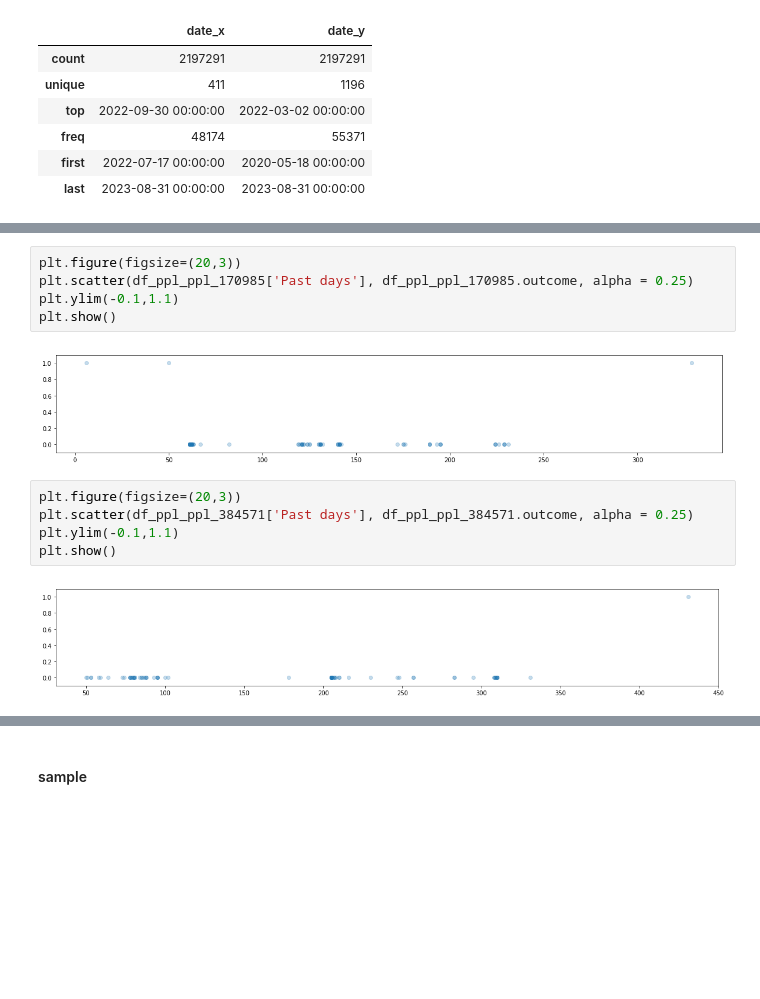
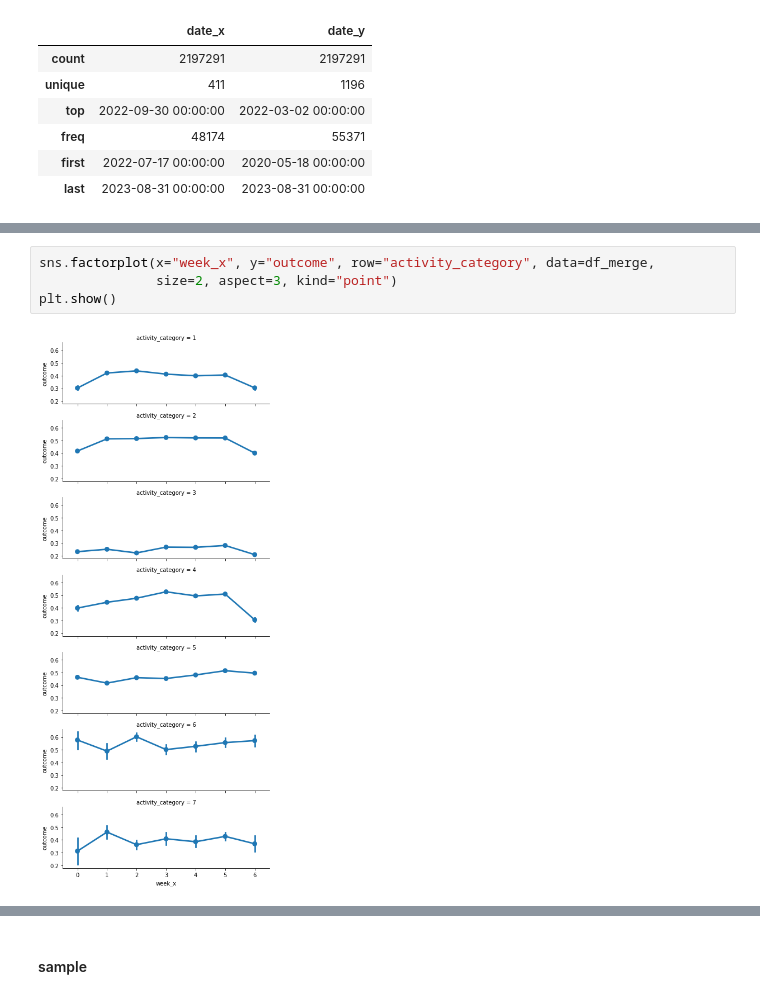
Before and after one commit to sooooner/dss_team_project_ML, a Jupyter notebook: red_hat/sooner.ipynb, the cells around one changed output, grey strips where cells are left out. Drawn from its saved outputs; the diff is of its cells as text; blank space fills up the shorter version.

```diff
--- a/red_hat/sooner.ipynb
+++ b/red_hat/sooner.ipynb
@@ -200,17 +209,9 @@ for i, group in enumerate([17304, 667, 8386, 9280,450]):
 plt.show()
 # %% [output]
 [figure]
-# %%
-plt.figure(figsize=(20,3))
-plt.scatter(df_ppl_ppl_170985['Past days'], df_ppl_ppl_170985.outcome, alpha = 0.25)
-plt.ylim(-0.1,1.1)
-plt.show()
-# %% [output]
-[figure, removed]
-# %%
-plt.figure(figsize=(20,3))
-plt.scatter(df_ppl_ppl_384571['Past days'], df_ppl_ppl_384571.outcome, alpha = 0.25)
-plt.ylim(-0.1,1.1)
-plt.show()
-# %% [output]
-[figure, removed]
+# %%
+sns.factorplot(x="week_x", y="outcome", row="activity_category", data=df_merge,
+               size=2, aspect=3, kind="point")
+plt.show()
+# %% [output]
+[figure, added]
```
Also changed, not shown: parts of 30 cells of this notebook.
